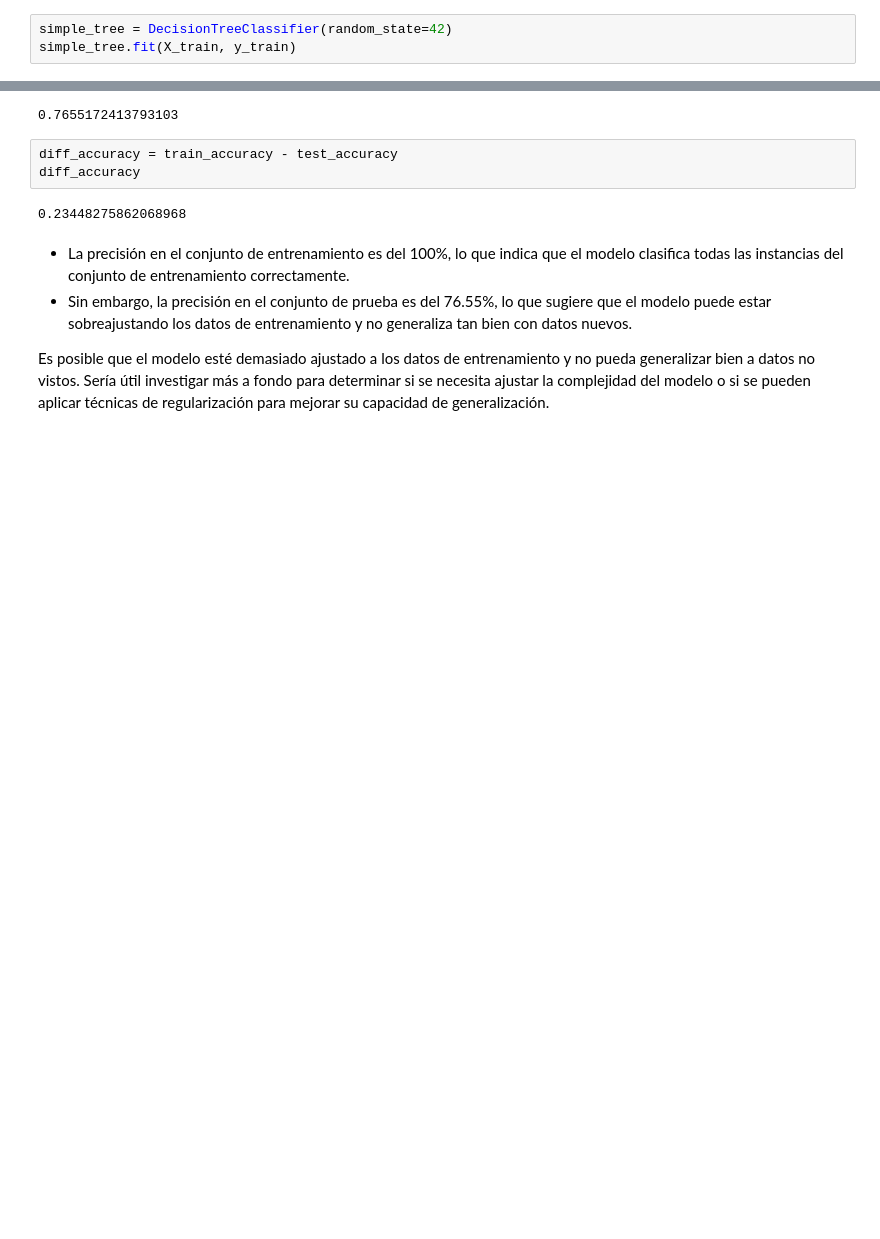
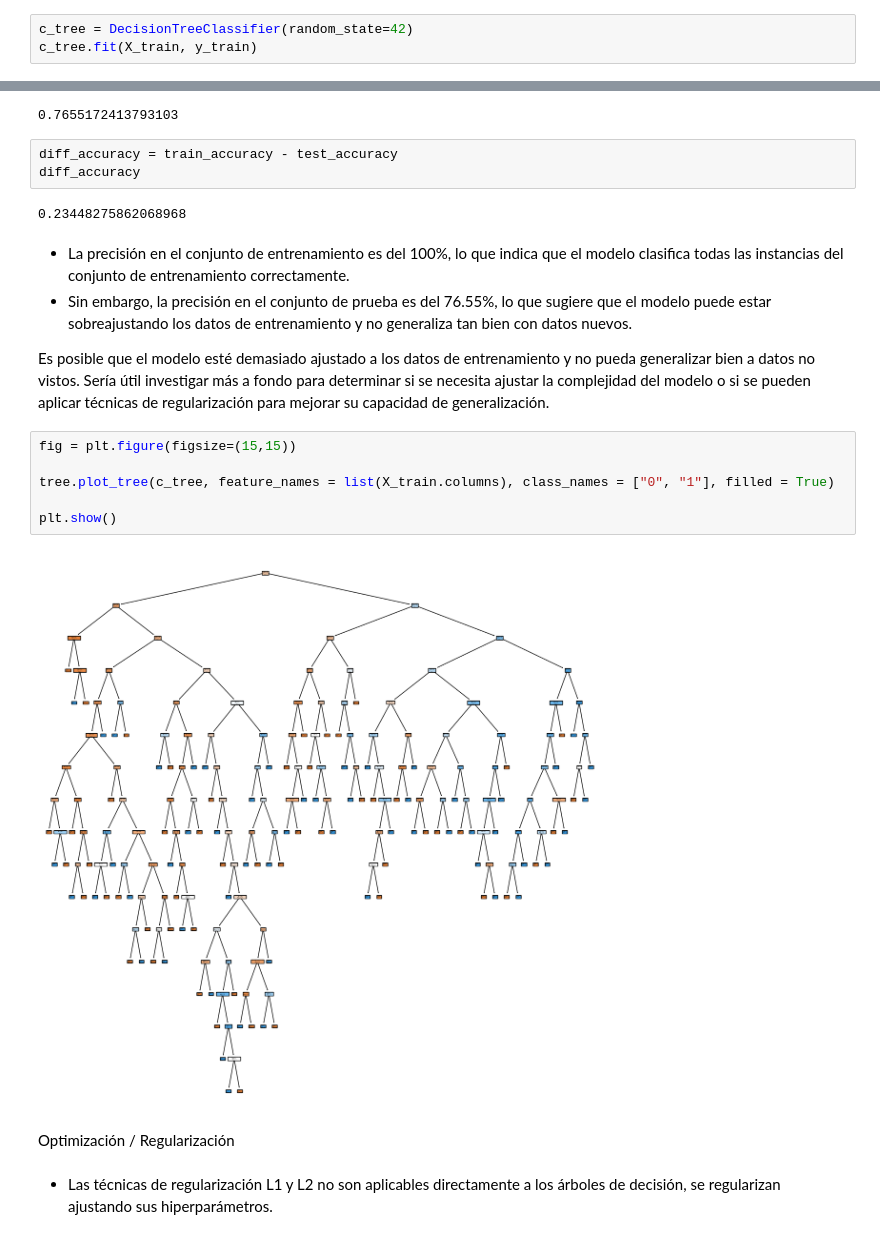
Before and after one commit to RmVa23/Decision-tree-algorithm, a Jupyter notebook: DecisionTreeComplex.ipynb, the cells around one changed output, grey strips where cells are left out. Cells and saved outputs as stored; diff of their text form; blank space fills up the shorter version.

```diff
--- a/DecisionTreeComplex.ipynb
+++ b/DecisionTreeComplex.ipynb
@@ -32,8 +32,8 @@ X_train, X_test, y_train, y_test = train_test_split(X, y, test_size = 0.2, rando
 # %% [markdown]
 Árbol de Decisión Complejo
 # %%
-simple_tree = DecisionTreeClassifier(random_state=42)
-simple_tree.fit(X_train, y_train)
+c_tree = DecisionTreeClassifier(random_state=42)
+c_tree.fit(X_train, y_train)
 # %% [output]
 DecisionTreeClassifier(random_state=42)
 # %%
@@ -59,3 +59,15 @@ diff_accuracy
  - Sin embargo, la precisión en el conjunto de prueba es del 76.55%, lo que sugiere que el modelo puede estar sobreajustando los datos de entrenamiento y no generaliza tan bien con datos nuevos.
 
 Es posible que el modelo esté demasiado ajustado a los datos de entrenamiento y no pueda generalizar bien a datos no vistos. Sería útil investigar más a fondo para determinar si se necesita ajustar la complejidad del modelo o si se pueden aplicar técnicas de regularización para mejorar su capacidad de generalización.
+# %%
+fig = plt.figure(figsize=(15,15))
+
+tree.plot_tree(c_tree, feature_names = list(X_train.columns), class_names = ["0", "1"], filled = True)
+
+plt.show()
+# %% [output]
+[figure, added]
+# %% [markdown]
+Optimización / Regularización
+# %% [markdown]
+* Las técnicas de regularización L1 y L2 no son aplicables directamente a los árboles de decisión, se regularizan ajustando sus hiperparámetros.
```
Also changed, not shown: parts of 7 cells of this notebook.
